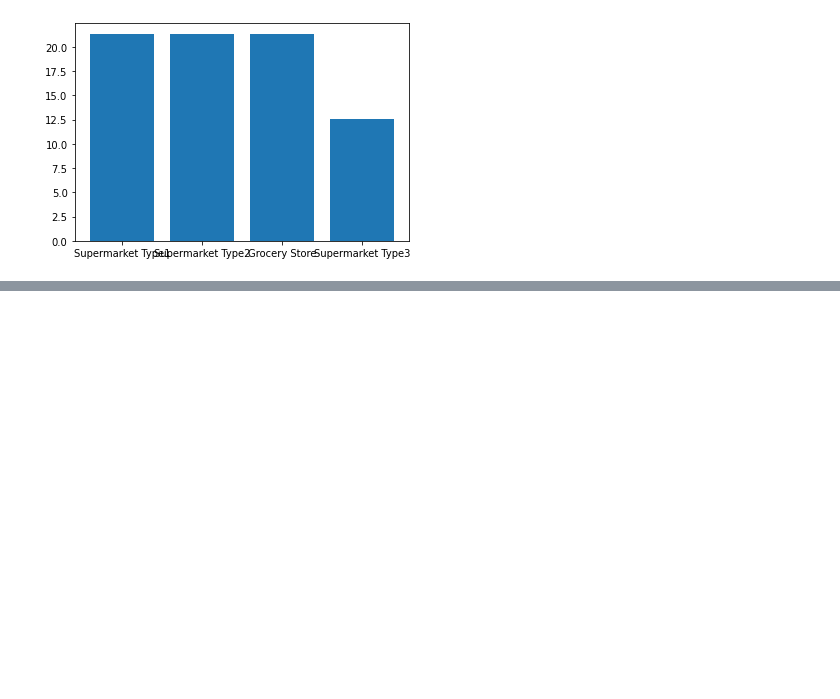
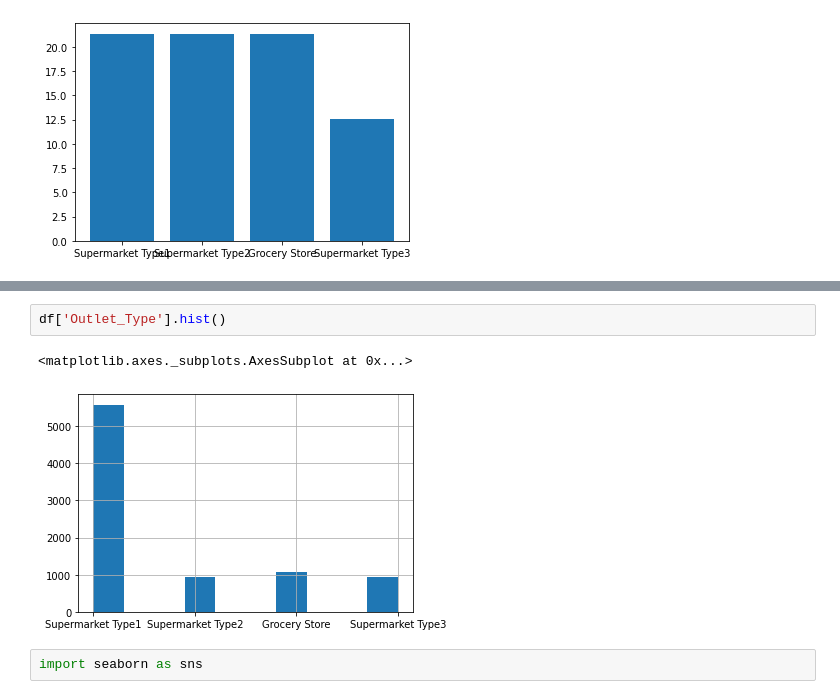
Before and after one commit to victorjms/prediccion-ventas, a Jupyter notebook: Proyecto.ipynb, the cells around one changed output, grey strips where cells are left out. Cells and saved outputs as stored; diff of their text form; blank space fills up the shorter version.

```diff
--- a/Proyecto.ipynb
+++ b/Proyecto.ipynb
@@ -172,0 +198,7 @@ plt.show()
+# %%
+df['Outlet_Type'].hist()
+# %% [output]
+<matplotlib.axes._subplots.AxesSubplot at 0x...>
+[figure, added]
+# %%
+import seaborn as sns
```
Also changed, not shown: parts of 4 cells of this notebook.
